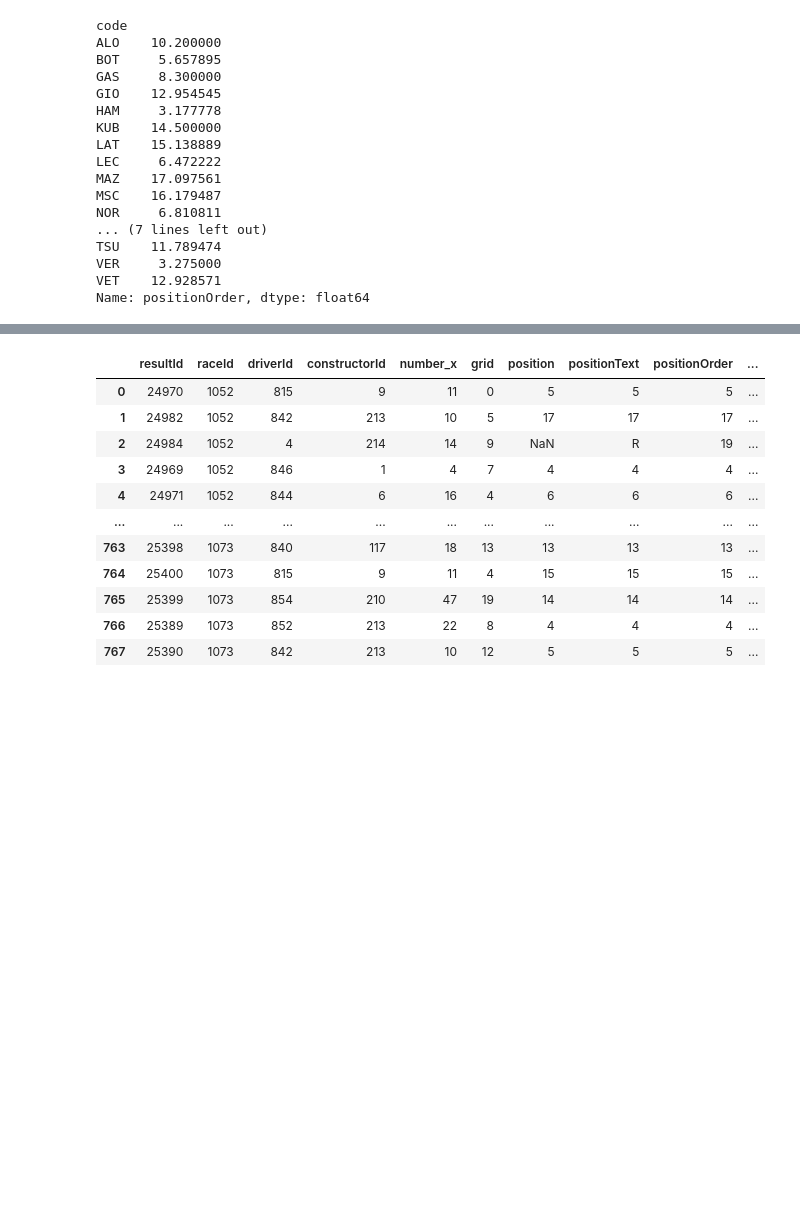
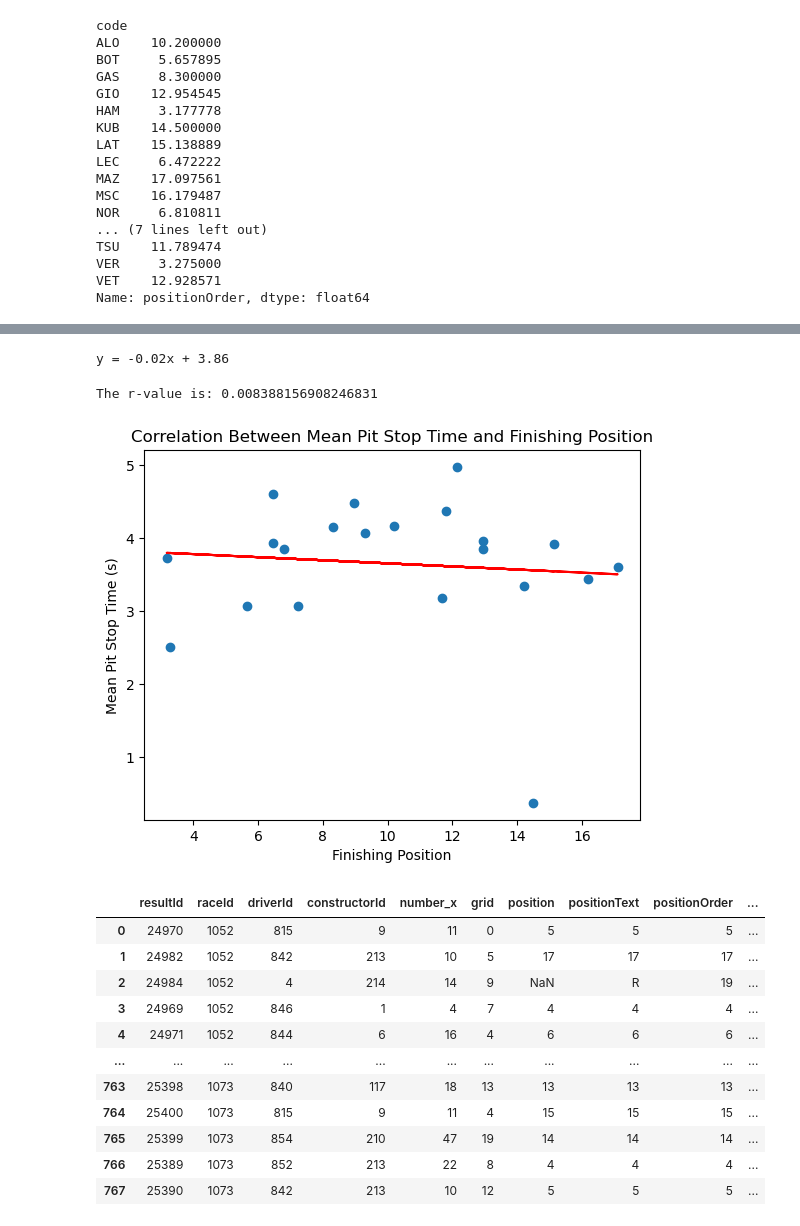
Before and after one commit to RyanBCole/Group-4, a Jupyter notebook: project_1/V3_bar.ipynb, the cells around one changed output, grey strips where cells are left out. Drawn from its saved outputs; the diff is of its cells as text; code cells hidden in the pictures; blank space fills up the shorter version.

```diff
--- a/project_1/V3_bar.ipynb
+++ b/project_1/V3_bar.ipynb
@@ -323,0 +336,34 @@ plt.show()
+# %%
+# Run a linear regression on the scatter chart above
+#(slope, intercept, rvalue, pvalue, stderr) = stats.linregress(x_values, y_values)
+
+(slope, intercept, rvalue, pvalue, stderr) = stats.linregress(x,y)
+
+regress_values = x * slope + intercept
+
+#create line equation
+line_eq = 'y = ' + str(round(slope,2)) + "x + " + str(round(intercept,2))
+
+# Print line equation
+print(line_eq)
+# %% [output]
+y = -0.02x + 3.86
+# %%
+#plt.plot(x_values_north, regress_values_north, "r")
+
+x = df5
+y = df4
+plt.scatter(x, y)
+plt.plot(x, regress_values, "r")
+plt.annotate(line_eq, (10,5000), fontsize=15, color='r')
+plt.title('Correlation Between Mean Pit Stop Time and Finishing Position')
+plt.xlabel("Finishing Position")
+plt.ylabel('Mean Pit Stop Time (s)')
+
+#Print the r value
+print(f"The r-value is: {rvalue**2}")
+
+plt.show()
+# %% [output]
+The r-value is: 0.008388156908246831
+[figure, added]
```
Also changed, not shown: parts of 6 cells of this notebook.
